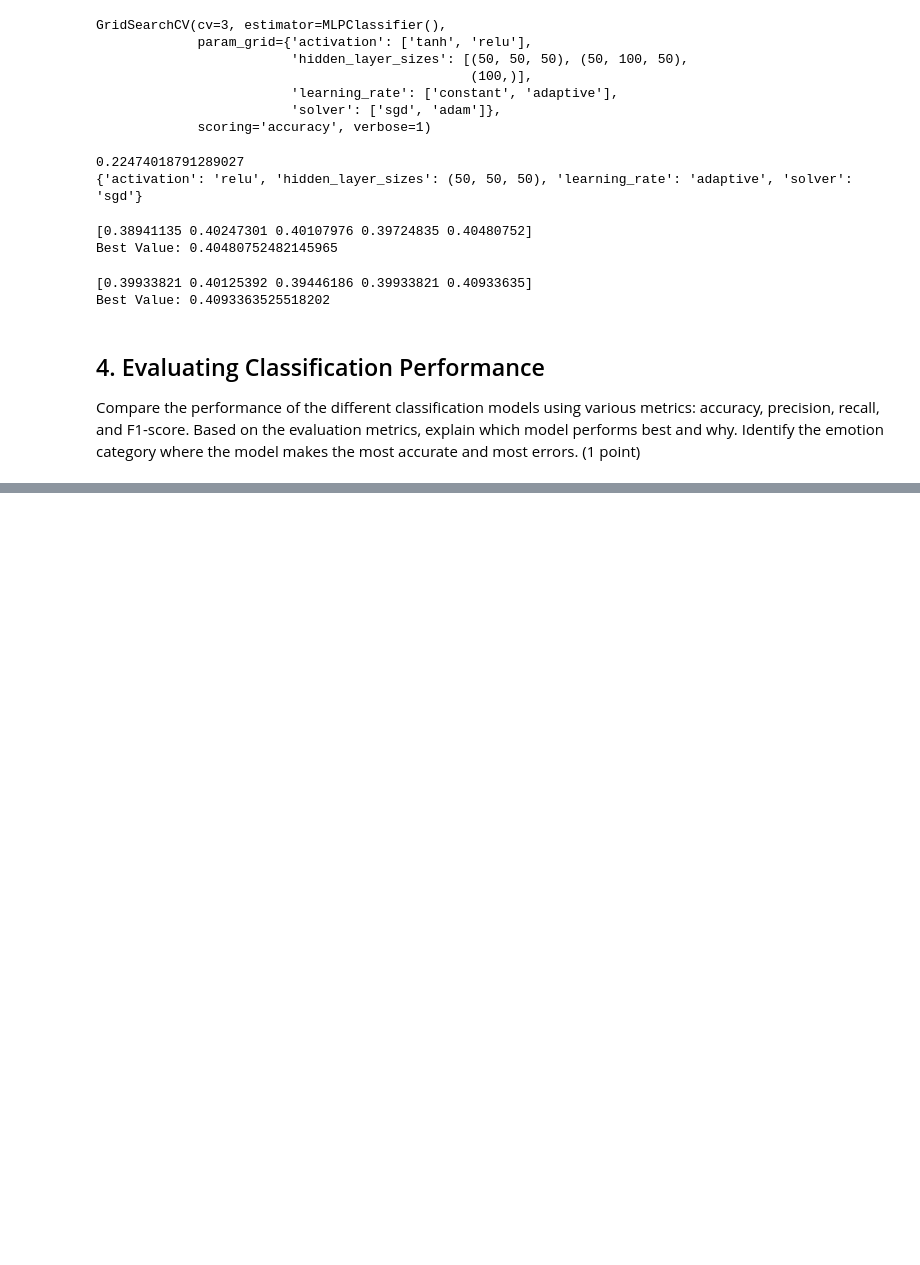
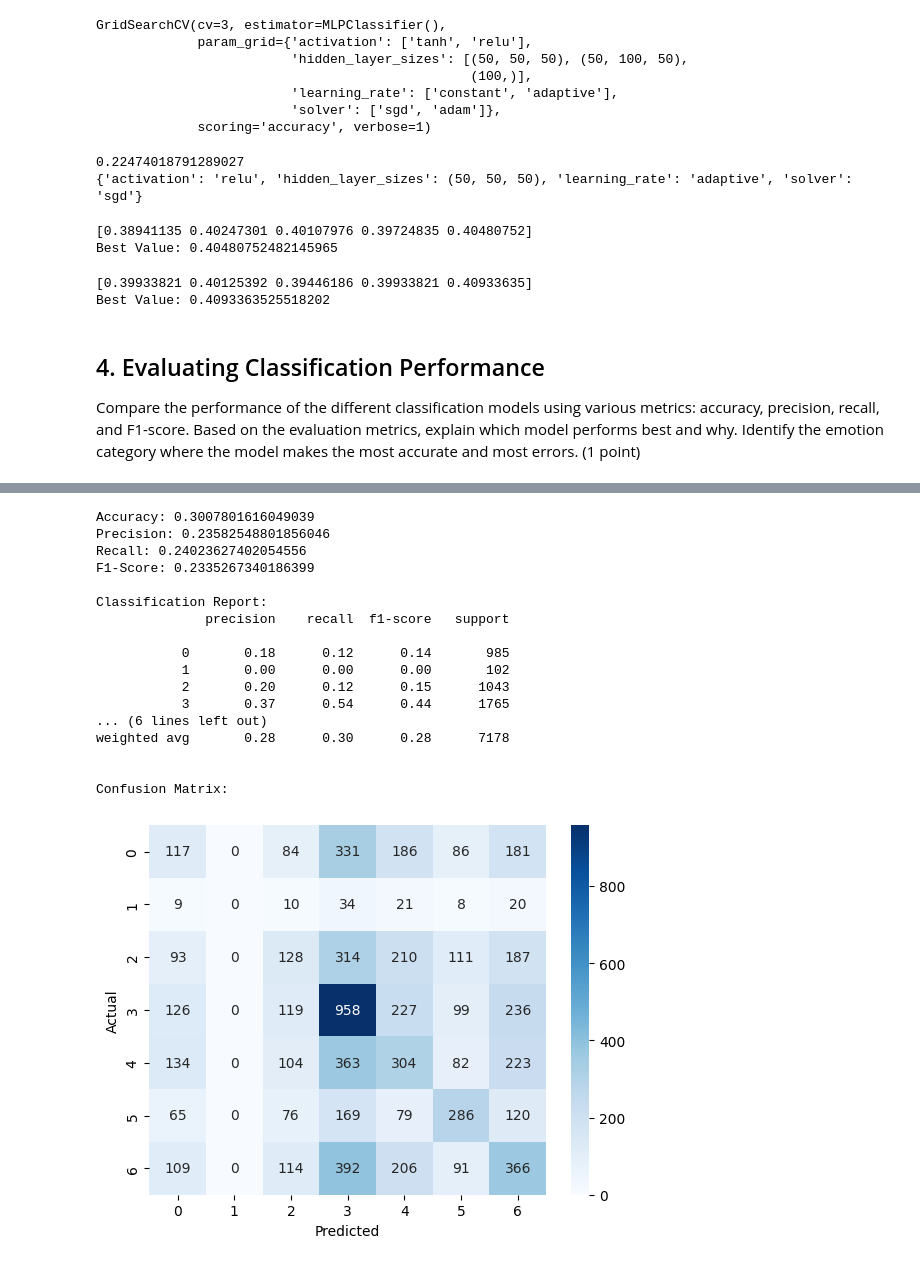
Before and after one commit to xaikyou/Fundamental-ML, a Jupyter notebook: notebooks/EDA.ipynb, the cells around one changed output, grey strips where cells are left out. Drawn from its saved outputs; the diff is of its cells as text; code cells hidden in the pictures; blank space fills up the shorter version.

```diff
--- a/notebooks/EDA.ipynb
+++ b/notebooks/EDA.ipynb
@@ -506,0 +583,23 @@ Based on the evaluation metrics, explain which model performs best and why. Iden
+# %%
+dt = DecisionTreeClassifier(criterion='gini', max_depth=10, min_samples_leaf=100)
+dt.fit(trainX, trainY)
+evaluate_model(dt, testX, testY)
+# %% [output]
+Accuracy: 0.3007801616049039
+Precision: 0.23582548801856046
+Recall: 0.24023627402054556
+F1-Score: 0.2335267340186399
+
+Classification Report:
+              precision    recall  f1-score   support
+
+           0       0.18      0.12      0.14       985
+           1       0.00      0.00      0.00       102
+           2       0.20      0.12      0.15      1043
+           3       0.37      0.54      0.44      1765
+... (6 lines left out)
+weighted avg       0.28      0.30      0.28      7178
+
+
+Confusion Matrix:
+[figure, added]
```
Also changed, not shown: parts of 6 cells of this notebook.
